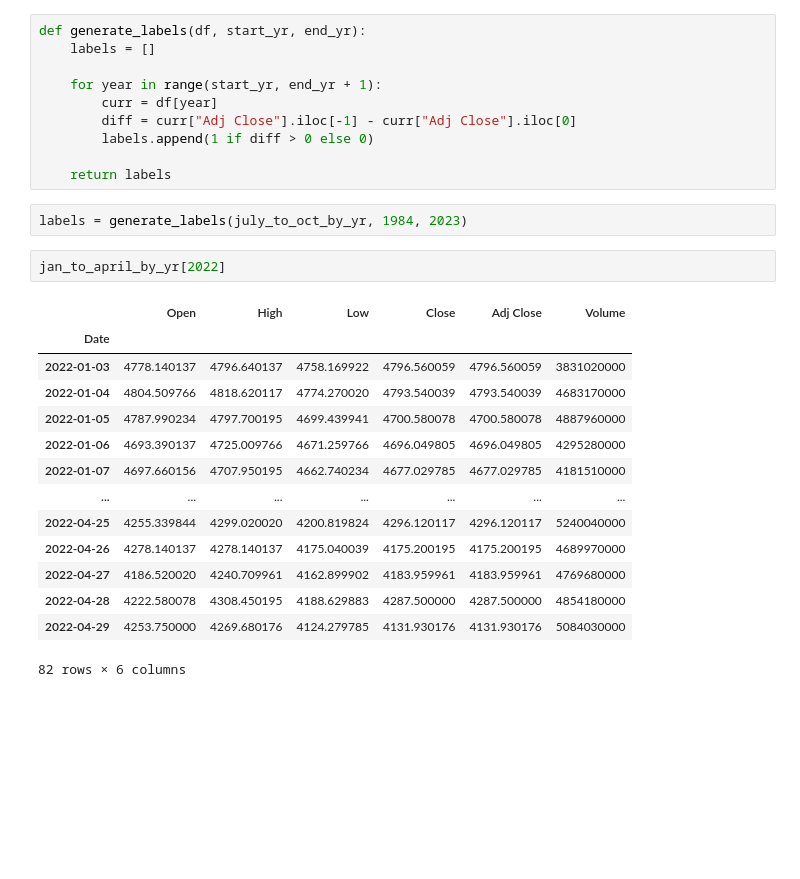
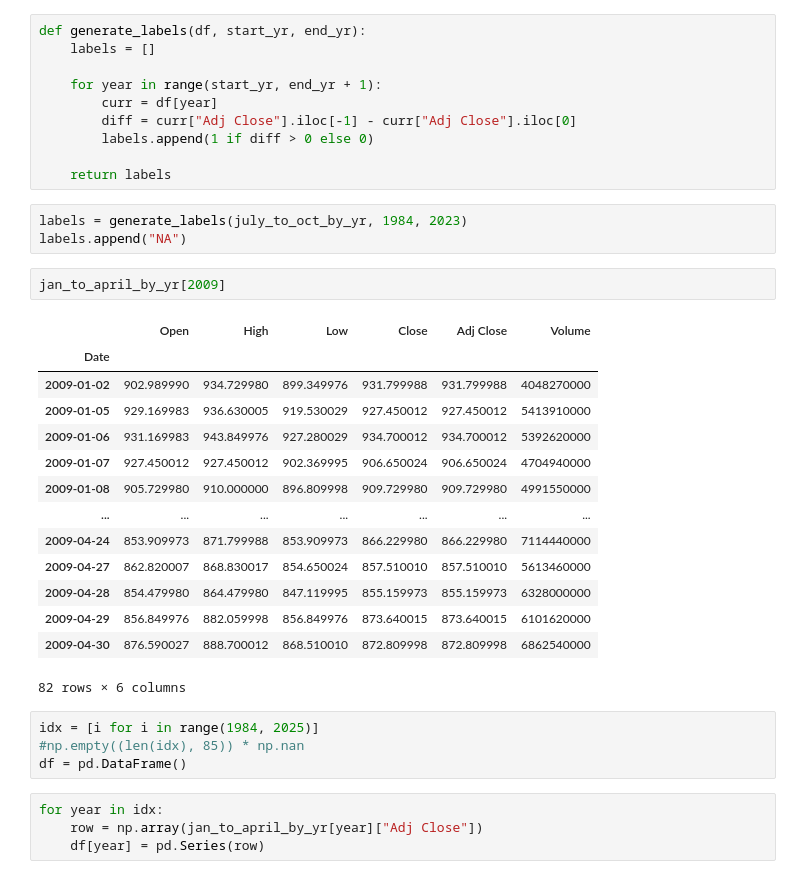
Before and after one commit to srkvatsa/cds-datathon, a Jupyter notebook: datascraping/s&p.ipynb, the cells around one changed output. Saved outputs shown, nothing was run; the diff lists cells and outputs as text; blank space fills up the shorter version.

```diff
--- a/datascraping/s&p.ipynb
+++ b/datascraping/s&p.ipynb
@@ -171,20 +57,29 @@ def generate_labels(df, start_yr, end_yr):
 	return labels
 # %%
 labels = generate_labels(july_to_oct_by_yr, 1984, 2023)
+labels.append("NA")
 # %%
-jan_to_april_by_yr[2022]
+jan_to_april_by_yr[2009]
 # %% [output]
 |  | Open | High | Low | Close | Adj Close | Volume |
 | Date |  |  |  |  |  |  |
-| 2022-01-03 | 4778.140137 | 4796.640137 | 4758.169922 | 4796.560059 | 4796.560059 | 3831020000 |
-| 2022-01-04 | 4804.509766 | 4818.620117 | 4774.270020 | 4793.540039 | 4793.540039 | 4683170000 |
-| 2022-01-05 | 4787.990234 | 4797.700195 | 4699.439941 | 4700.580078 | 4700.580078 | 4887960000 |
-| 2022-01-06 | 4693.390137 | 4725.009766 | 4671.259766 | 4696.049805 | 4696.049805 | 4295280000 |
-| 2022-01-07 | 4697.660156 | 4707.950195 | 4662.740234 | 4677.029785 | 4677.029785 | 4181510000 |
+| 2009-01-02 | 902.989990 | 934.729980 | 899.349976 | 931.799988 | 931.799988 | 4048270000 |
+| 2009-01-05 | 929.169983 | 936.630005 | 919.530029 | 927.450012 | 927.450012 | 5413910000 |
+| 2009-01-06 | 931.169983 | 943.849976 | 927.280029 | 934.700012 | 934.700012 | 5392620000 |
+| 2009-01-07 | 927.450012 | 927.450012 | 902.369995 | 906.650024 | 906.650024 | 4704940000 |
+| 2009-01-08 | 905.729980 | 910.000000 | 896.809998 | 909.729980 | 909.729980 | 4991550000 |
 | ... | ... | ... | ... | ... | ... | ... |
-| 2022-04-25 | 4255.339844 | 4299.020020 | 4200.819824 | 4296.120117 | 4296.120117 | 5240040000 |
-| 2022-04-26 | 4278.140137 | 4278.140137 | 4175.040039 | 4175.200195 | 4175.200195 | 4689970000 |
-| 2022-04-27 | 4186.520020 | 4240.709961 | 4162.899902 | 4183.959961 | 4183.959961 | 4769680000 |
-| 2022-04-28 | 4222.580078 | 4308.450195 | 4188.629883 | 4287.500000 | 4287.500000 | 4854180000 |
-| 2022-04-29 | 4253.750000 | 4269.680176 | 4124.279785 | 4131.930176 | 4131.930176 | 5084030000 |
+| 2009-04-24 | 853.909973 | 871.799988 | 853.909973 | 866.229980 | 866.229980 | 7114440000 |
+| 2009-04-27 | 862.820007 | 868.830017 | 854.650024 | 857.510010 | 857.510010 | 5613460000 |
+| 2009-04-28 | 854.479980 | 864.479980 | 847.119995 | 855.159973 | 855.159973 | 6328000000 |
+| 2009-04-29 | 856.849976 | 882.059998 | 856.849976 | 873.640015 | 873.640015 | 6101620000 |
+| 2009-04-30 | 876.590027 | 888.700012 | 868.510010 | 872.809998 | 872.809998 | 6862540000 |
 82 rows × 6 columns
+# %%
+idx = [i for i in range(1984, 2025)]
+#np.empty((len(idx), 85)) * np.nan
+df = pd.DataFrame()
+# %%
+for year in idx:
+	row = np.array(jan_to_april_by_yr[year]["Adj Close"])
+	df[year] = pd.Series(row)
```
Also changed, not shown: parts of 13 cells of this notebook, 1 other file.
